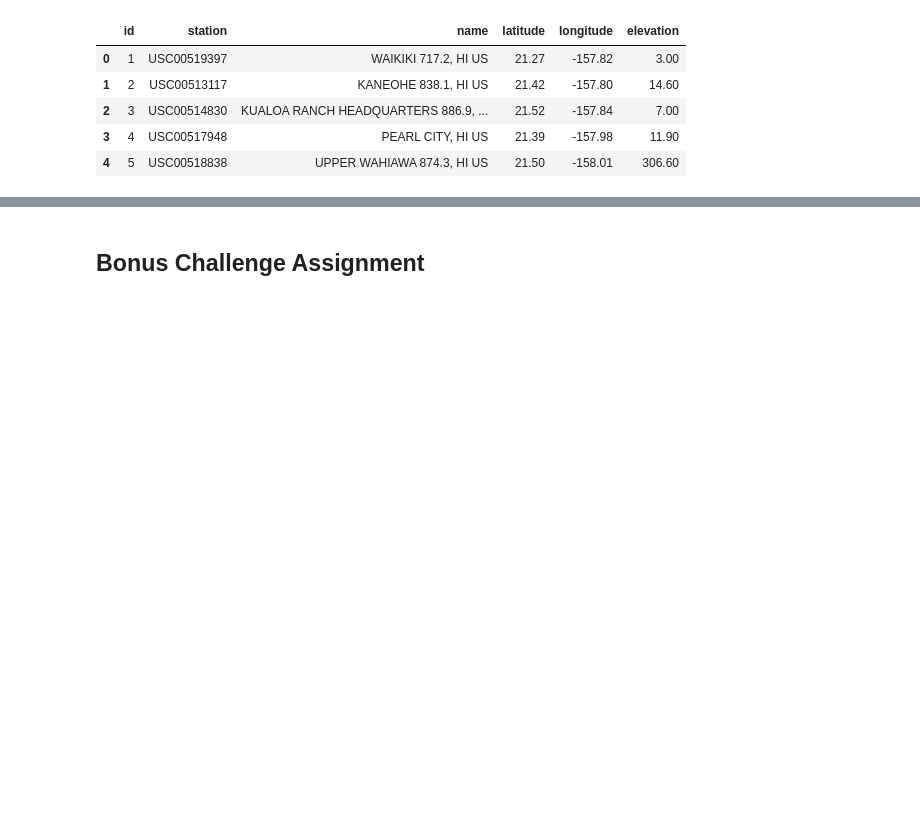
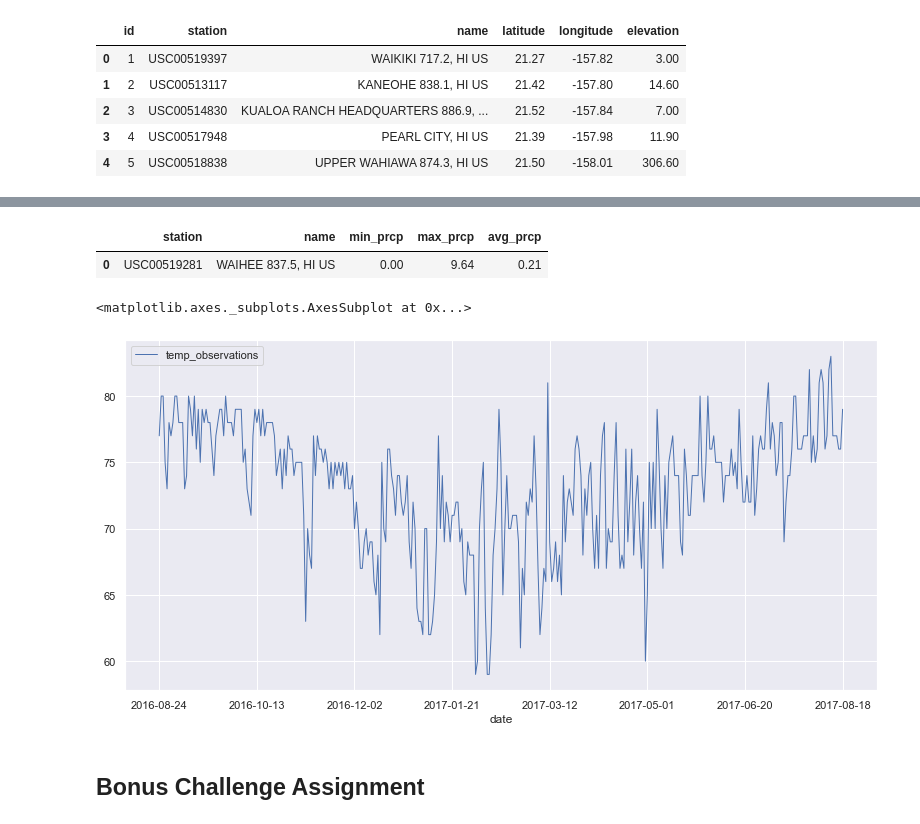
Before and after one commit to OlegRyzhkov2020/sqlalchemy-challenge, a Jupyter notebook: climate_starter.ipynb, the cells around one changed output, grey strips where cells are left out. Drawn from its saved outputs; the diff is of its cells as text; code cells hidden in the pictures; blank space fills up the shorter version.

```diff
--- a/climate_starter.ipynb
+++ b/climate_starter.ipynb
@@ -139,3 +176,10 @@ Base.metadata.create_all(engine)
 # %%
+# Design a query to show how many stations are available in this dataset?
 # What are the most active stations? (i.e. what stations have the most rows)?
 # List the stations and the counts in descending order.
+stmt = session.query(measurement.station, func.count(measurement.station).label('total_number')).\
+                    group_by(measurement.station).order_by(desc('total_number')).statement
+data = pd.read_sql_query(stmt, session.bind)
+active_station = data['station'][0]
+print('Number of unique stations: ', len(data))
+data
@@ -142,9 +198,27 @@ Base.metadata.create_all(engine)
 # %%
 # Using the station id from the previous query, calculate the lowest temperature recorded,
 # highest temperature recorded, and average temperature of the most active station?
+stmt = session.query(measurement.station, station.name, func.min(measurement.prcp).label('min_prcp'),
+                    func.max(measurement.prcp).label('max_prcp'), func.avg(measurement.prcp).label('avg_prcp')).\
+                    filter(measurement.station == station.station).\
+                    group_by(measurement.station).filter(measurement.station == active_station).statement
+data = pd.read_sql_query(stmt, session.bind)
+data
+# %% [output]
+|  | station | name | min_prcp | max_prcp | avg_prcp |
+| 0 | USC00519281 | WAIHEE 837.5, HI US | 0.00 | 9.64 | 0.21 |
 # %%
 # Choose the station with the highest number of temperature observations.
 # Query the last 12 months of temperature observation data for this station and plot the results as a histogram
+stmt = session.query(func.date(measurement.date).label('date'), measurement.tobs.label('temp_observations')).\
+                    filter(measurement.date > year_ago).filter(measurement.station == active_station).\
+                    order_by(measurement.tobs.desc()).statement
+data = pd.read_sql_query(stmt, session.bind)
+data = data.sort_values('date')
+data.set_index('date').plot()
+# %% [output]
+<matplotlib.axes._subplots.AxesSubplot at 0x...>
+[figure, added]
 # %% [markdown]
 ## Bonus Challenge Assignment
 # %%
```
Also changed, not shown: parts of 23 cells of this notebook, 3 other files.
